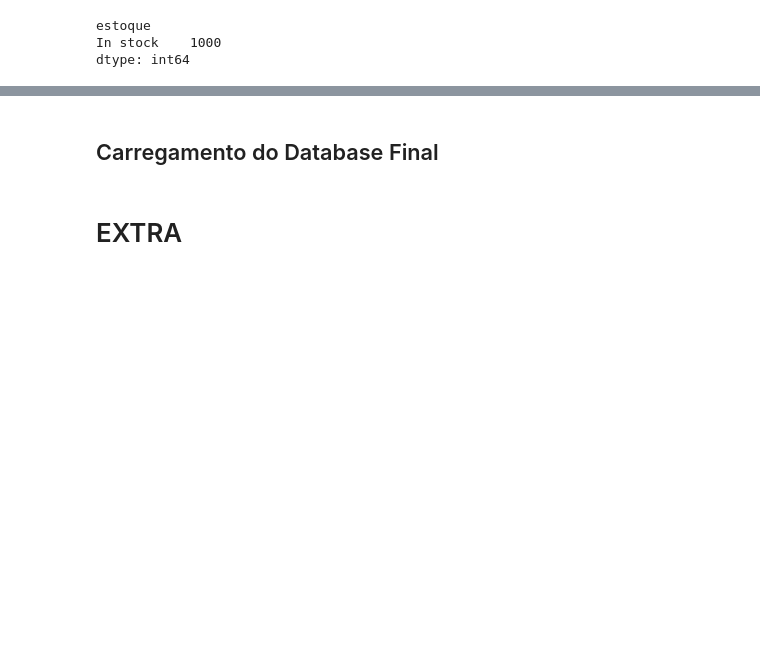
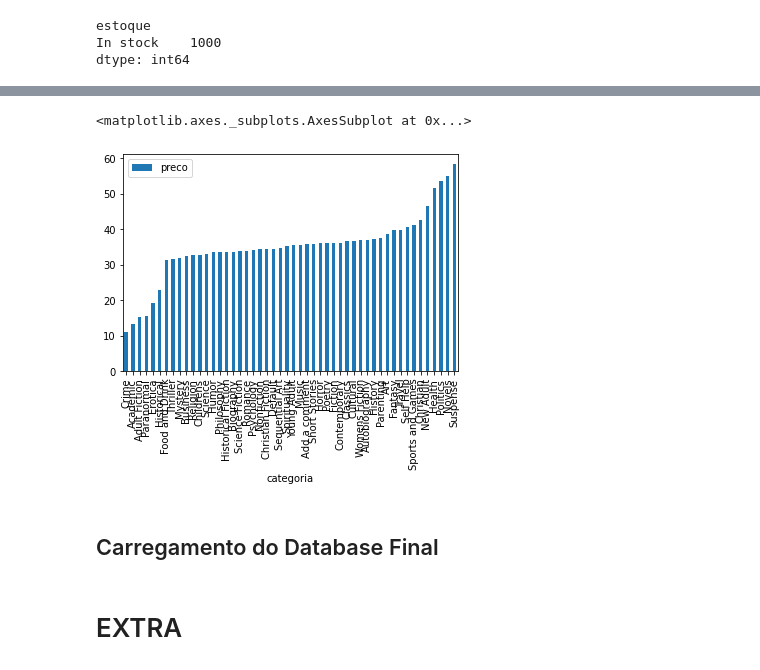
Before and after one commit to caioitalo/projetos_estudos, a Jupyter notebook: Web_scrapping_Selenium_Beautifulsoup4.ipynb, the cells around one changed output, grey strips where cells are left out. Drawn from its saved outputs; the diff is of its cells as text; code cells hidden in the pictures; blank space fills up the shorter version.

```diff
--- a/Web_scrapping_Selenium_Beautifulsoup4.ipynb
+++ b/Web_scrapping_Selenium_Beautifulsoup4.ipynb
@@ -283,3 +318,12 @@ dtype: int64
+# %%
+# Plot2 - Média de preços dos livros por categoria
+ft2 = df[['categoria','preco']]
+ft2 = ft2.groupby('categoria').mean()
+ft2 = ft2.sort_values('preco')
+ft2.plot(kind='bar')
+# %% [output]
+<matplotlib.axes._subplots.AxesSubplot at 0x...>
+[figure, added]
 # %% [markdown]
 ## Carregamento do Database Final
 # %%
```
Also changed, not shown: parts of 8 cells of this notebook.
